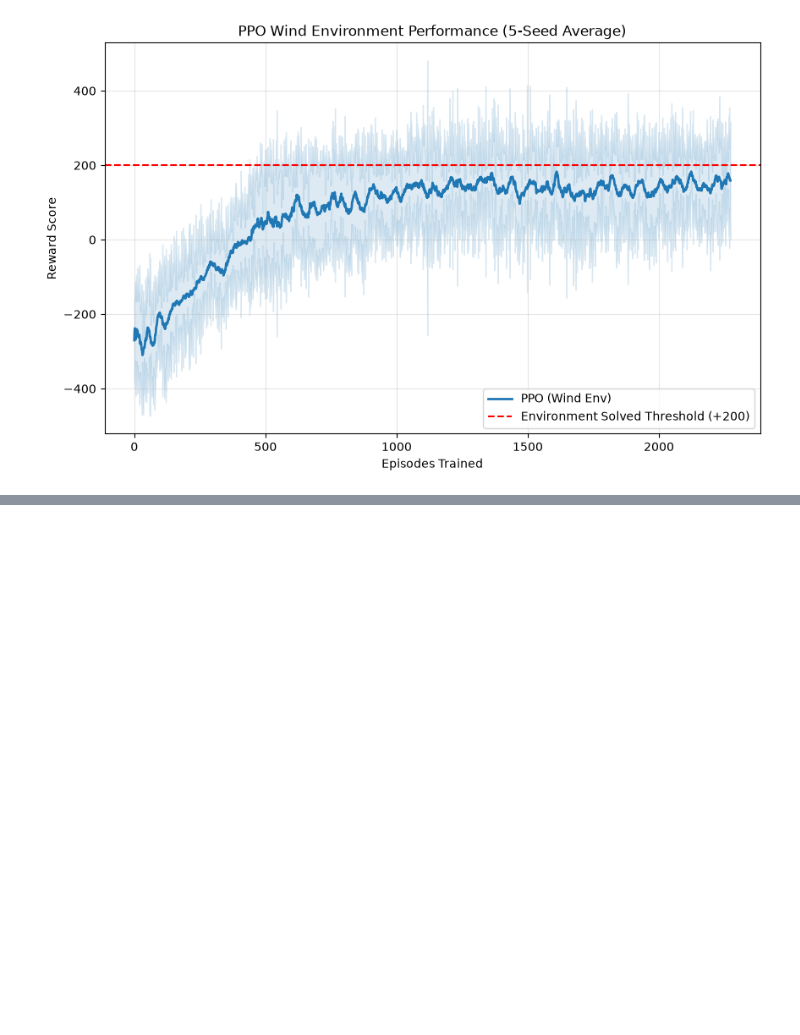
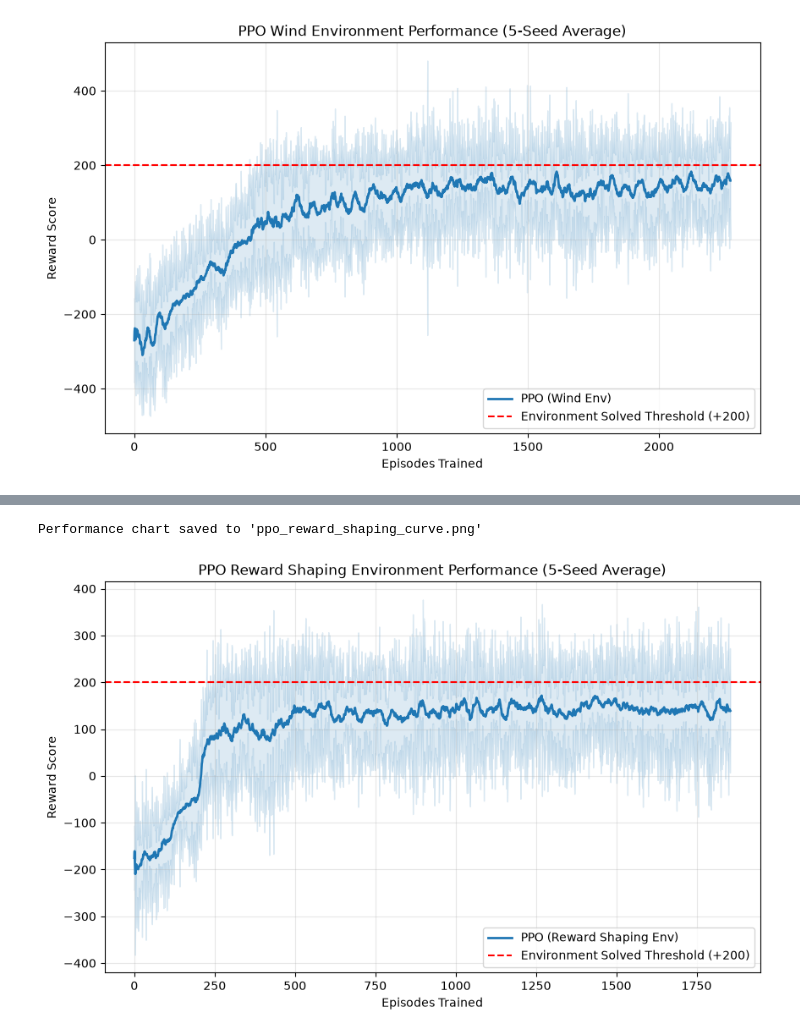
Before and after one commit to AhmedEl-Shamy/Benchmarking-RL-Algorithms-on-LunarLander-v3, a Jupyter notebook: ppo_algorithm_experiments/PPO_experiments.ipynb, the cells around one changed output, grey strips where cells are left out. Cells and saved outputs as stored; diff of their text form; code cells hidden in the pictures; blank space fills up the shorter version.

```diff
--- a/ppo_algorithm_experiments/PPO_experiments.ipynb
+++ b/ppo_algorithm_experiments/PPO_experiments.ipynb
@@ -655,0 +656,14 @@ Testing visualization saved as 'ppo_wind_testing_distribution.png'
+# %%
+# Distance Penalty Wrapper  ***************fixed
+class DistancePenaltyWrapper(gym.Wrapper):
+    def __init__(self, env, penalty_weight=0.1):
+        super().__init__(env)
+        self.penalty_weight = penalty_weight
+
+    def step(self, action):
+        obs, reward, terminated, truncated, info = self.env.step(action)
+        x, y = obs[0], obs[1]
+        distance = np.sqrt(x**2 + y**2)
+        shaped_reward = reward - self.penalty_weight * distance
+        info['raw_reward'] = reward  # preserve raw signal for outcome detection
+        return obs, shaped_reward, terminated, truncated, info
@@ -655,0 +752,47 @@ Testing visualization saved as 'ppo_wind_testing_distribution.png'
+# %%
+LOG_DIR = "./monitor_logs/reward_shaping_monitor_logs"
+
+plt.figure(figsize=(10, 6))
+all_seed_rewards = []
+
+for seed in SEEDS:
+    seed_path = os.path.join(LOG_DIR, f"seed_{seed}")
+    try:
+        df = load_results(seed_path)
+        all_seed_rewards.append(df['r'].values)
+    except Exception:
+        print(f"Couldn't read log data for seed {seed}")
+        continue
+
+if not all_seed_rewards:
+    print("No reward shaping environment data logs found to plot.")
+
+# Normalizing lengths across runs
+min_len = min(len(run) for run in all_seed_rewards)
+truncated_runs = [run[:min_len] for run in all_seed_rewards]
+
+mean_rewards = np.mean(truncated_runs, axis=0)
+std_rewards = np.std(truncated_runs, axis=0)
+
+# Smoothing local noise using a 20-episode rolling window
+smoothed_mean = pd.Series(mean_rewards).rolling(window=20, min_periods=1).mean()
+episodes = np.arange(len(smoothed_mean))
+
+# Plotting performance curve and variance shading
+plt.plot(episodes, smoothed_mean, color="#1f77b4", linewidth=2, label="PPO (Reward Shaping Env)")
+plt.fill_between(episodes, smoothed_mean - std_rewards, smoothed_mean + std_rewards, color="#1f77b4", alpha=0.15)
+
+plt.axhline(y=200, color='r', linestyle='--', label='Environment Solved Threshold (+200)')
+plt.xlabel("Episodes Trained")
+plt.ylabel("Reward Score")
+plt.title("PPO Reward Shaping Environment Performance (5-Seed Average)")
+plt.legend(loc="lower right")
+plt.grid(True, alpha=0.3)
+
+output_image = "ppo_reward_shaping_curve.png"
+plt.savefig(output_image, dpi=300, bbox_inches='tight')
+print(f"Performance chart saved to '{output_image}'")
+plt.show()
+# %% [output]
+Performance chart saved to 'ppo_reward_shaping_curve.png'
+[figure, added]
```
Also changed, not shown: parts of 23 cells of this notebook.
